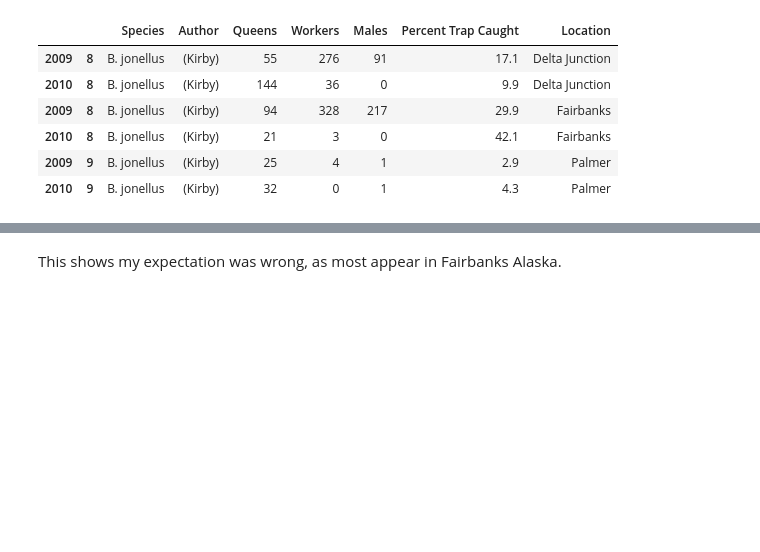
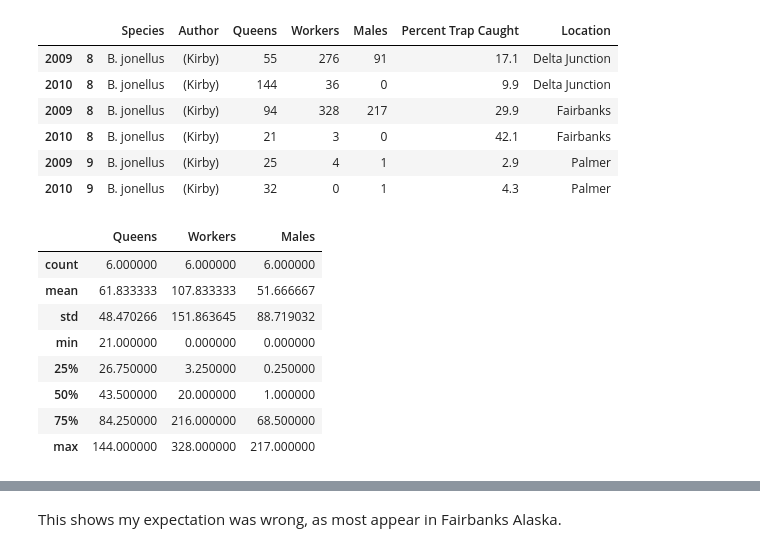
Before and after one commit to maevewalton/ds4bio, a Jupyter notebook: Project Part 3.ipynb, the cells around one changed output, grey strips where cells are left out. Cells and saved outputs as stored; diff of their text form; code cells hidden in the pictures; blank space fills up the shorter version.

```diff
--- a/Project Part 3.ipynb
+++ b/Project Part 3.ipynb
@@ -215,16 +234,16 @@ data_set1_2009.head()
 data_set1_2010 = pd.read_csv('drive/MyDrive/ds4bio/semester_project/Data Set CSV Files/2010 Data Set 1 - Data Set 1.csv')
 data_set1_2010.head()
 # %%
-data_set2_2009 = pd.read_csv('drive/MyDrive/ds4bio/semester_project/Data Set CSV Files/2009 Data Set 2 - Data Set 2 (1).csv')
+data_set2_2009 = pd.read_csv('drive/MyDrive/ds4bio/semester_project/Data Set CSV Files/2009 Data Set 2 - Data Set 2.csv')
 data_set2_2009.head()
 # %%
-data_set2_2010 = pd.read_csv('drive/MyDrive/ds4bio/semester_project/Data Set CSV Files/2010 Data Set 2 - 2010 Data Set 2 (1).csv')
+data_set2_2010 = pd.read_csv('drive/MyDrive/ds4bio/semester_project/Data Set CSV Files/2010 Data Set 2 - 2010 Data Set 2.csv')
 data_set2_2010.head()
 # %%
-data_set3_2009 = pd.read_csv('drive/MyDrive/ds4bio/semester_project/Data Set CSV Files/2009 Data Set 3 - Data Set 3 (1).csv')
+data_set3_2009 = pd.read_csv('drive/MyDrive/ds4bio/semester_project/Data Set CSV Files/2009 Data Set 3 - Data Set 3.csv')
 data_set3_2009.head()
 # %%
-data_set3_2010 = pd.read_csv('drive/MyDrive/ds4bio/semester_project/Data Set CSV Files/2010 Data Set 3 - Data Set 3 (1).csv')
+data_set3_2010 = pd.read_csv('drive/MyDrive/ds4bio/semester_project/Data Set CSV Files/2010 Data Set 3 - Data Set 3.csv')
 data_set3_2010.head()
 # %%
 infected = pd.read_csv('drive/MyDrive/ds4bio/semester_project/Infected - Infected.csv')
@@ -392,3 +429,15 @@ jonellus_combined
 | 2010 | 8 | B. jonellus | (Kirby) | 21 | 3 | 0 | 42.1 | Fairbanks |
 | 2009 | 9 | B. jonellus | (Kirby) | 25 | 4 | 1 | 2.9 | Palmer |
 | 2010 | 9 | B. jonellus | (Kirby) | 32 | 0 | 1 | 4.3 | Palmer |
+# %%
+jonellus_combined.describe()
+# %% [output]
+|  | Queens | Workers | Males |
+| count | 6.000000 | 6.000000 | 6.000000 |
+| mean | 61.833333 | 107.833333 | 51.666667 |
+| std | 48.470266 | 151.863645 | 88.719032 |
+| min | 21.000000 | 0.000000 | 0.000000 |
+| 25% | 26.750000 | 3.250000 | 0.250000 |
+| 50% | 43.500000 | 20.000000 | 1.000000 |
+| 75% | 84.250000 | 216.000000 | 68.500000 |
+| max | 144.000000 | 328.000000 | 217.000000 |
```
Also changed, not shown: parts of 39 cells of this notebook.
